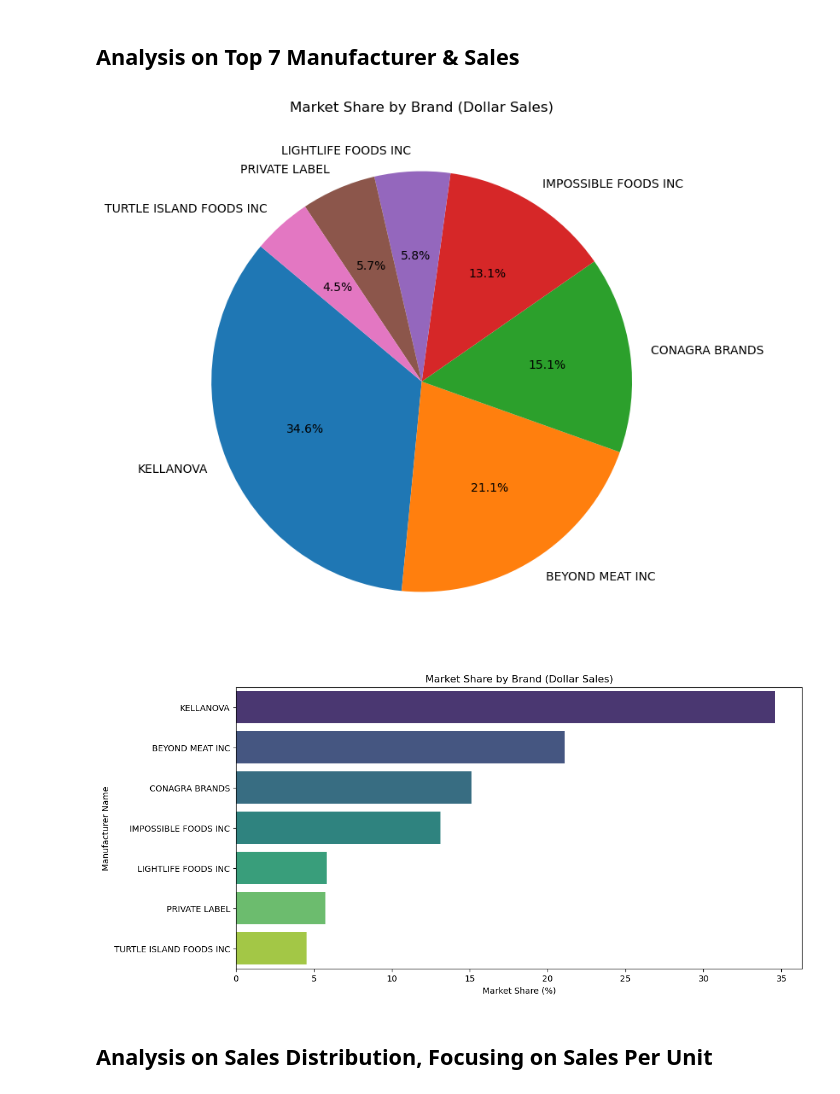
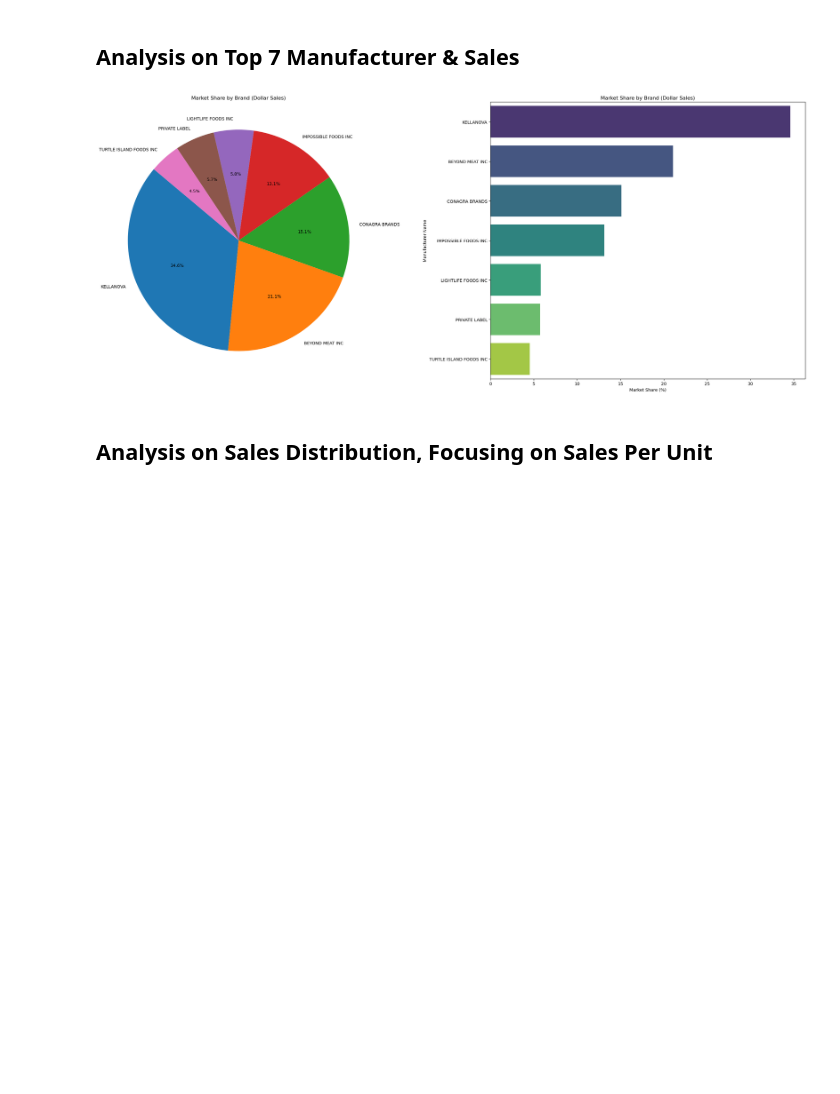
Before and after one commit to georgeftd9/Conagra_Project, a Jupyter notebook: Top_7 Analysis_Aishwarya_Cleaning.ipynb, the cells around one changed output. Cells and saved outputs as stored; diff of their text form; code cells hidden in the pictures; blank space fills up the shorter version.

```diff
--- a/Top_7 Analysis_Aishwarya_Cleaning.ipynb
+++ b/Top_7 Analysis_Aishwarya_Cleaning.ipynb
@@ -154,29 +154,31 @@ filtered_df
 ## Analysis on Top 7 Manufacturer & Sales
 # %%
 brand_sales = filtered_df.groupby('Manufacturer Name')['Dollar Sales'].sum().reset_index()
+total_market_sales = brand_sales['Dollar Sales'].sum()
+brand_sales['Market Share (%)'] = (brand_sales['Dollar Sales'] / total_market_sales) * 100
+new_brand_sales = brand_sales.sort_values('Market Share (%)', ascending=False).head(10)
 
-total_market_sales = brand_sales['Dollar Sales'].sum()
+# Create a figure to hold the plots
+plt.figure(figsize=(24, 10))  # Increase the total size for both plots
 
-
-brand_sales['Market Share (%)'] = (brand_sales['Dollar Sales'] / total_market_sales) * 100
-new_brand_sales = brand_sales.sort_values('Market Share (%)', ascending = False).head(10)
-brand_sales, total_market_sales
-# #Pie Chart for Market Share
-plt.figure(figsize=(10, 8))
+# Pie Chart for Market Share
+plt.subplot(1, 2, 1)  # 1 row, 2 columns, position 1
 plt.pie(new_brand_sales['Market Share (%)'], labels=new_brand_sales['Manufacturer Name'], autopct='%1.1f%%', startangle=140)
 plt.title('Market Share by Brand (Dollar Sales)')
-#plt.show()
 
-#Bar Chart for Market Share
-plt.figure(figsize=(12, 6))
+# Bar Chart for Market Share
+plt.subplot(1, 2, 2)  # 1 row, 2 columns, position 2
 sns.barplot(x='Market Share (%)', y='Manufacturer Name', data=new_brand_sales, palette='viridis')
 plt.title('Market Share by Brand (Dollar Sales)')
 plt.xlabel('Market Share (%)')
 plt.ylabel('Manufacturer Name')
+
+plt.tight_layout()
+plt.subplots_adjust(wspace=0.3)
+
 plt.show()
 # %% [output]
-[figure, old version]
+[figure, new version]
-[figure, removed]
 # %% [markdown]
 ## Analysis on Sales Distribution, Focusing on Sales Per Unit
 # %%
```
Also changed, not shown: parts of 5 cells of this notebook.
